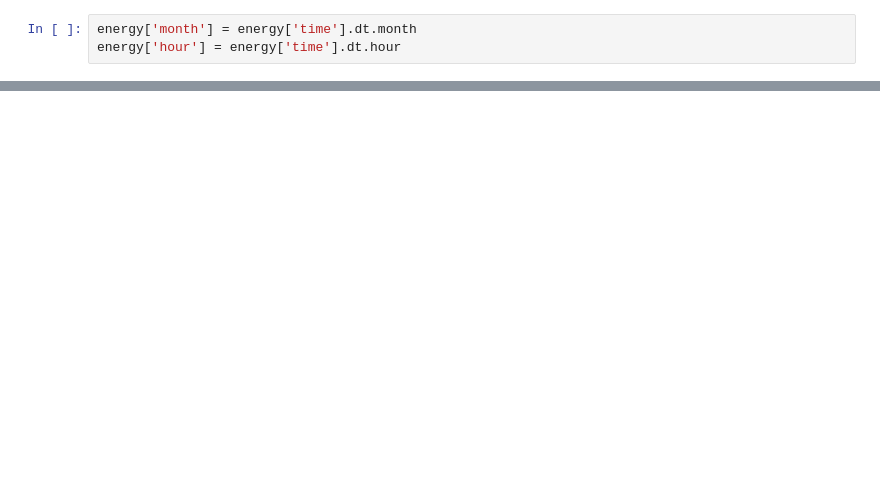
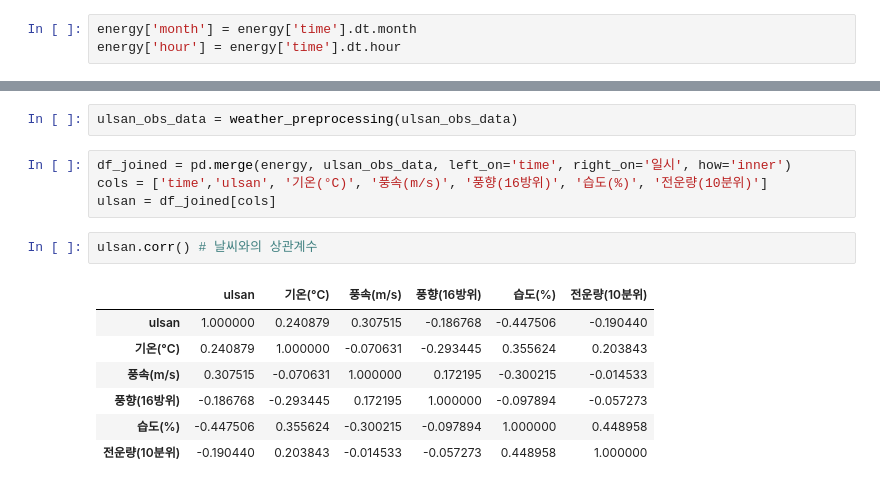
Before and after one commit to jkworldchampion/forecastsolar, a Jupyter notebook: test.ipynb, the cells around one changed output, grey strips where cells are left out. Saved outputs shown, nothing was run; the diff lists cells and outputs as text; blank space fills up the shorter version.

```diff
--- a/test.ipynb
+++ b/test.ipynb
@@ -87,0 +199,16 @@ fig.show()
+# %%
+ulsan_obs_data = weather_preprocessing(ulsan_obs_data)
+# %%
+df_joined = pd.merge(energy, ulsan_obs_data, left_on='time', right_on='일시', how='inner')
+cols = ['time','ulsan', '기온(°C)', '풍속(m/s)', '풍향(16방위)', '습도(%)', '전운량(10분위)']
+ulsan = df_joined[cols]
+# %%
+ulsan.corr() # 날씨와의 상관계수
+# %% [output]
+|  | ulsan | 기온(°C) | 풍속(m/s) | 풍향(16방위) | 습도(%) | 전운량(10분위) |
+| ulsan | 1.000000 | 0.240879 | 0.307515 | -0.186768 | -0.447506 | -0.190440 |
+| 기온(°C) | 0.240879 | 1.000000 | -0.070631 | -0.293445 | 0.355624 | 0.203843 |
+| 풍속(m/s) | 0.307515 | -0.070631 | 1.000000 | 0.172195 | -0.300215 | -0.014533 |
+| 풍향(16방위) | -0.186768 | -0.293445 | 0.172195 | 1.000000 | -0.097894 | -0.057273 |
+| 습도(%) | -0.447506 | 0.355624 | -0.300215 | -0.097894 | 1.000000 | 0.448958 |
+| 전운량(10분위) | -0.190440 | 0.203843 | -0.014533 | -0.057273 | 0.448958 | 1.000000 |
```
Also changed, not shown: parts of 12 cells of this notebook.
